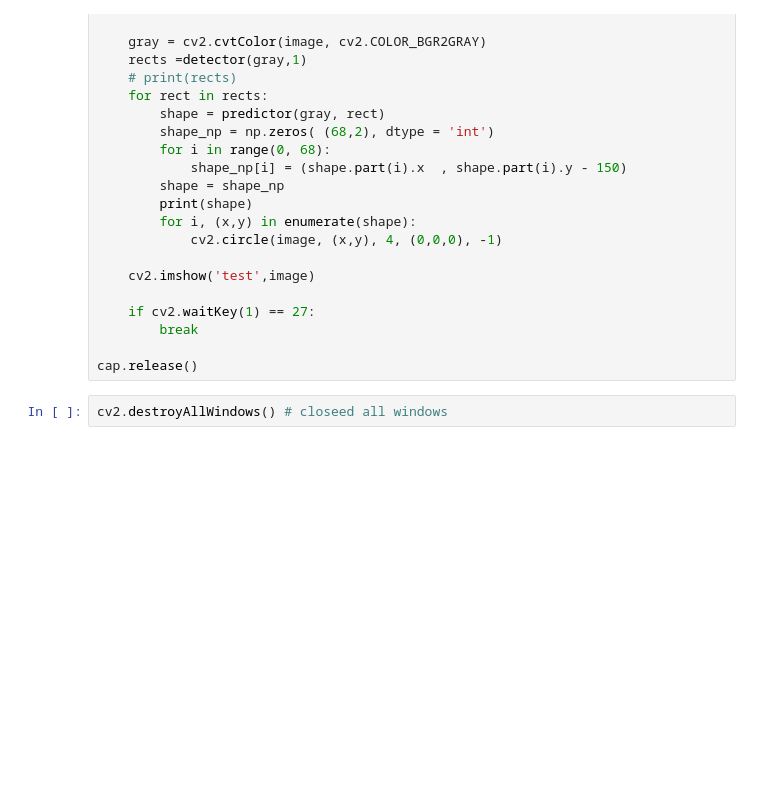
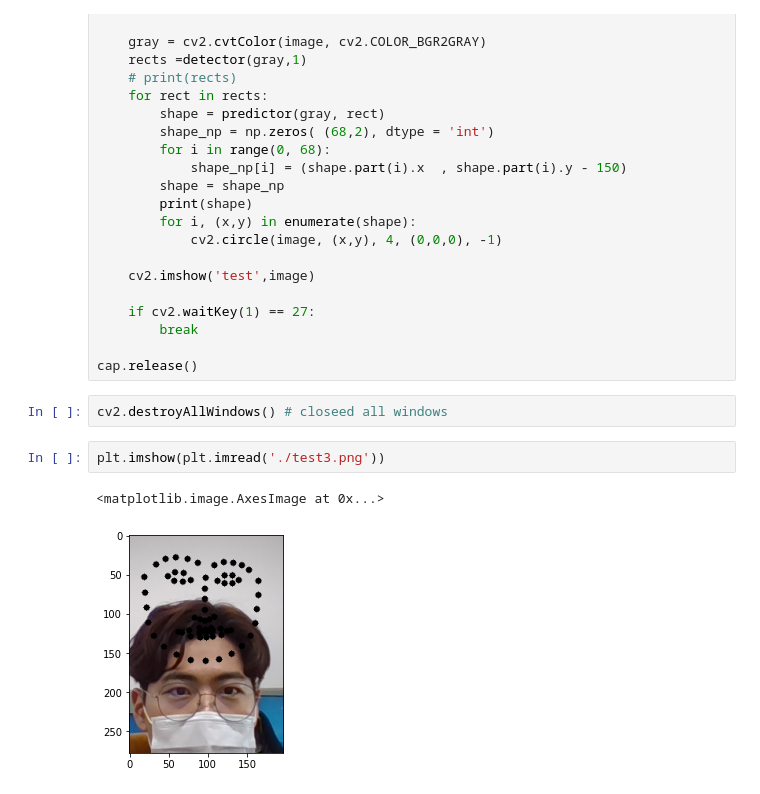
Before and after one commit to kikiru328/Face_landmark, a Jupyter notebook: Face_landmark.ipynb, the cells around one changed output. Saved outputs shown, nothing was run; the diff lists cells and outputs as text; blank space fills up the shorter version.

```diff
--- a/Face_landmark.ipynb
+++ b/Face_landmark.ipynb
@@ -152,5 +163,10 @@ while True:
 cap.release()
 # %%
 cv2.destroyAllWindows() # closeed all windows
+# %%
+plt.imshow(plt.imread('./test3.png'))
+# %% [output]
+<matplotlib.image.AxesImage at 0x...>
+[figure, added]
 # %% [markdown]
 <img src="test3.png">
```
Also changed, not shown: parts of 2 cells of this notebook.
